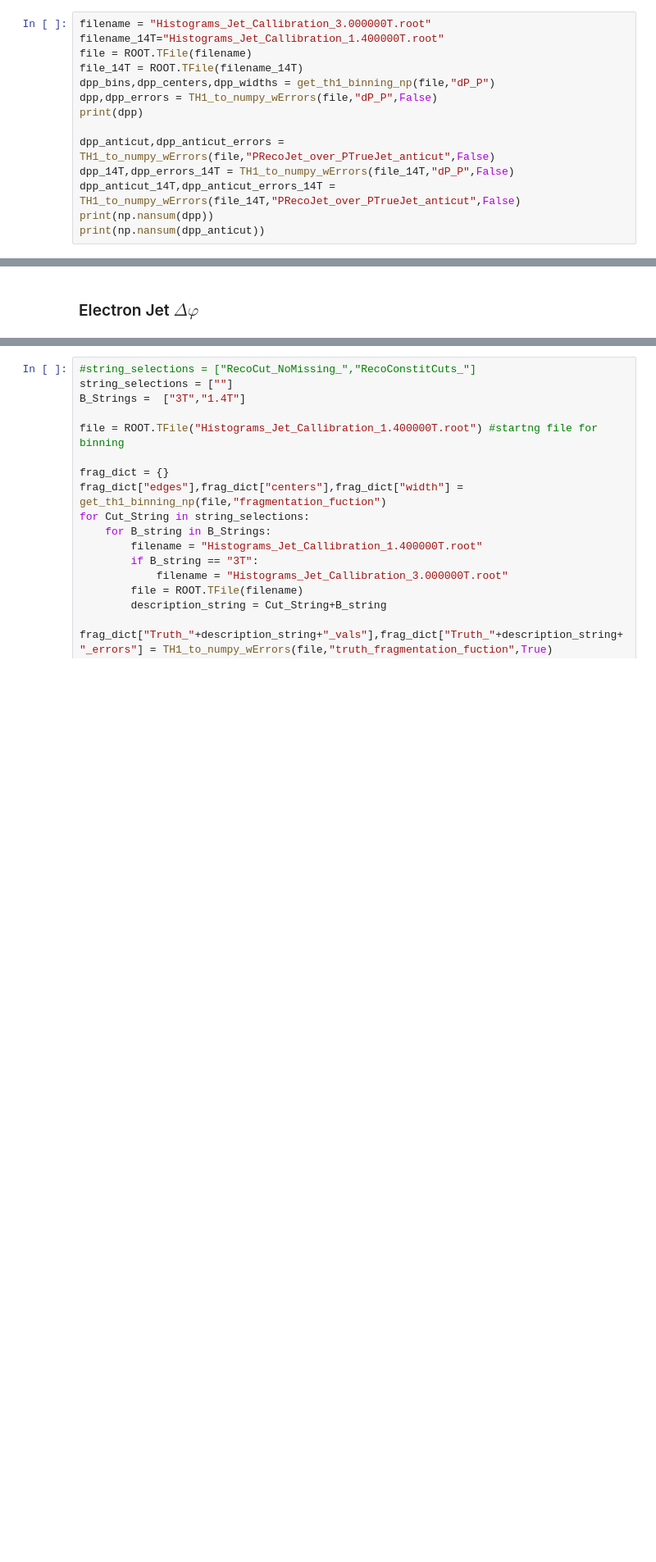
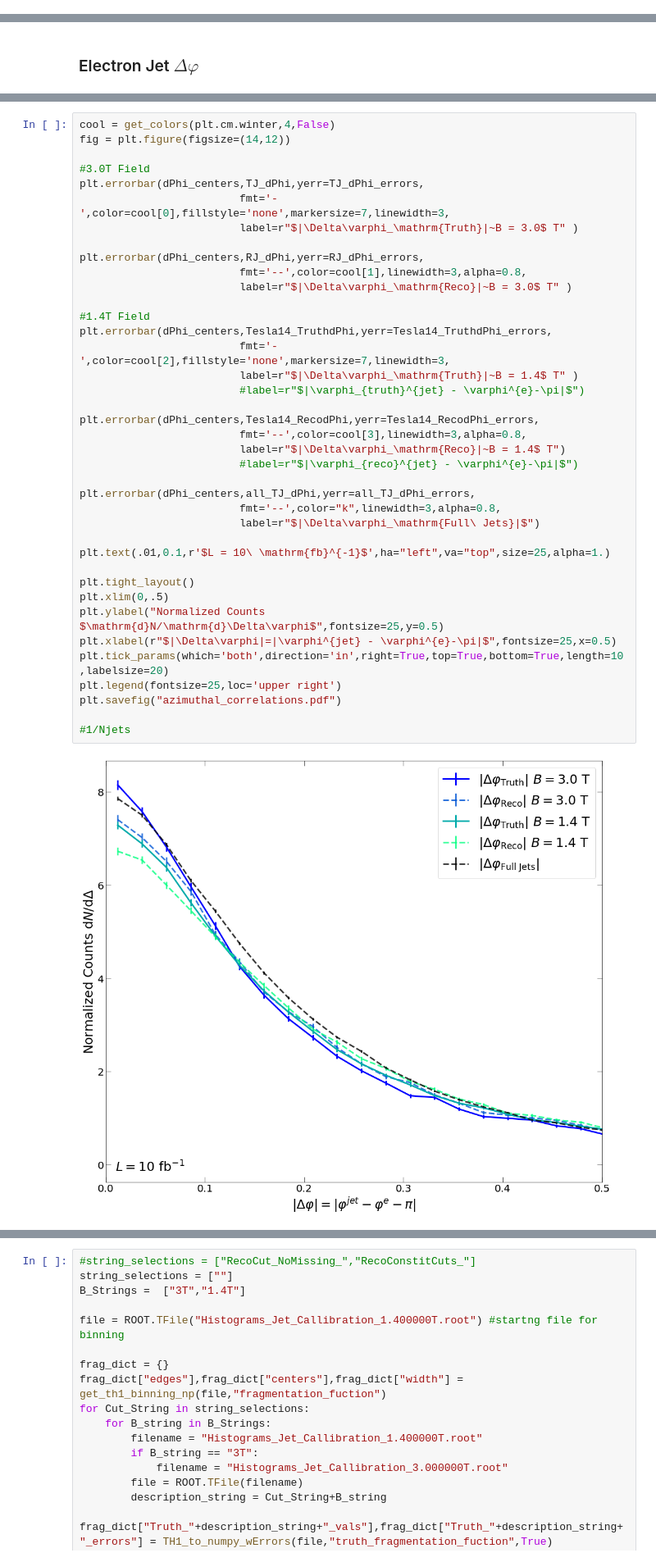
Before and after one commit to ftoralesacosta/Fun4All_analysis, a Jupyter notebook: analysis/notebook/Observables.ipynb, the cells around one changed output, grey strips where cells are left out. Shown: that part at 82% size. Cells and saved outputs as stored; diff of their text form; blank space fills up the shorter version.

```diff
--- a/analysis/notebook/Observables.ipynb
+++ b/analysis/notebook/Observables.ipynb
@@ -73,14 +27,0 @@ warm = get_colors(plt.cm.autumn,4,False)
-# %%
-filename = "Histograms_Jet_Callibration_3.000000T.root"
-filename_14T="Histograms_Jet_Callibration_1.400000T.root"
-file = ROOT.TFile(filename)
-file_14T = ROOT.TFile(filename_14T)
-dpp_bins,dpp_centers,dpp_widths = get_th1_binning_np(file,"dP_P")
-dpp,dpp_errors = TH1_to_numpy_wErrors(file,"dP_P",False)
-print(dpp)
-
-dpp_anticut,dpp_anticut_errors = TH1_to_numpy_wErrors(file,"PRecoJet_over_PTrueJet_anticut",False)
-dpp_14T,dpp_errors_14T = TH1_to_numpy_wErrors(file_14T,"dP_P",False)
-dpp_anticut_14T,dpp_anticut_errors_14T = TH1_to_numpy_wErrors(file_14T,"PRecoJet_over_PTrueJet_anticut",False)
-print(np.nansum(dpp))
-print(np.nansum(dpp_anticut))
@@ -153,0 +93,41 @@ Tesla14_TruthdPhi,Tesla14_TruthdPhi_errors = TH1_to_numpy_wErrors(file_14T,"dPhi
+# %%
+cool = get_colors(plt.cm.winter,4,False)
+fig = plt.figure(figsize=(14,12))
+
+#3.0T Field
+plt.errorbar(dPhi_centers,TJ_dPhi,yerr=TJ_dPhi_errors,
+                         fmt='-',color=cool[0],fillstyle='none',markersize=7,linewidth=3,
+                         label=r"$|\Delta\varphi_\mathrm{Truth}|~B = 3.0$ T" )
+
+plt.errorbar(dPhi_centers,RJ_dPhi,yerr=RJ_dPhi_errors,
+                         fmt='--',color=cool[1],linewidth=3,alpha=0.8,
+                         label=r"$|\Delta\varphi_\mathrm{Reco}|~B = 3.0$ T" )
+
+#1.4T Field
+plt.errorbar(dPhi_centers,Tesla14_TruthdPhi,yerr=Tesla14_TruthdPhi_errors,
+                         fmt='-',color=cool[2],fillstyle='none',markersize=7,linewidth=3,
+                         label=r"$|\Delta\varphi_\mathrm{Truth}|~B = 1.4$ T" )
+                         #label=r"$|\varphi_{truth}^{jet} - \varphi^{e}-\pi|$")
+
+plt.errorbar(dPhi_centers,Tesla14_RecodPhi,yerr=Tesla14_RecodPhi_errors,
+                         fmt='--',color=cool[3],linewidth=3,alpha=0.8,
+                         label=r"$|\Delta\varphi_\mathrm{Reco}|~B = 1.4$ T")
+                         #label=r"$|\varphi_{reco}^{jet} - \varphi^{e}-\pi|$")
+
+plt.errorbar(dPhi_centers,all_TJ_dPhi,yerr=all_TJ_dPhi_errors,
+                         fmt='--',color="k",linewidth=3,alpha=0.8,
+                         label=r"$|\Delta\varphi_\mathrm{Full\ Jets}|$")
+
+plt.text(.01,0.1,r'$L = 10\ \mathrm{fb}^{-1}$',ha="left",va="top",size=25,alpha=1.)
+
+plt.tight_layout()
+plt.xlim(0,.5)
+plt.ylabel("Normalized Counts $\mathrm{d}N/\mathrm{d}\Delta\varphi$",fontsize=25,y=0.5)
+plt.xlabel(r"$|\Delta\varphi|=|\varphi^{jet} - \varphi^{e}-\pi|$",fontsize=25,x=0.5)
+plt.tick_params(which='both',direction='in',right=True,top=True,bottom=True,length=10,labelsize=20)
+plt.legend(fontsize=25,loc='upper right')
+plt.savefig("azimuthal_correlations.pdf")
+
+#1/Njets
+# %% [output]
+[figure, added]
```
Also changed, not shown: parts of 44 cells of this notebook, 1 other file.
